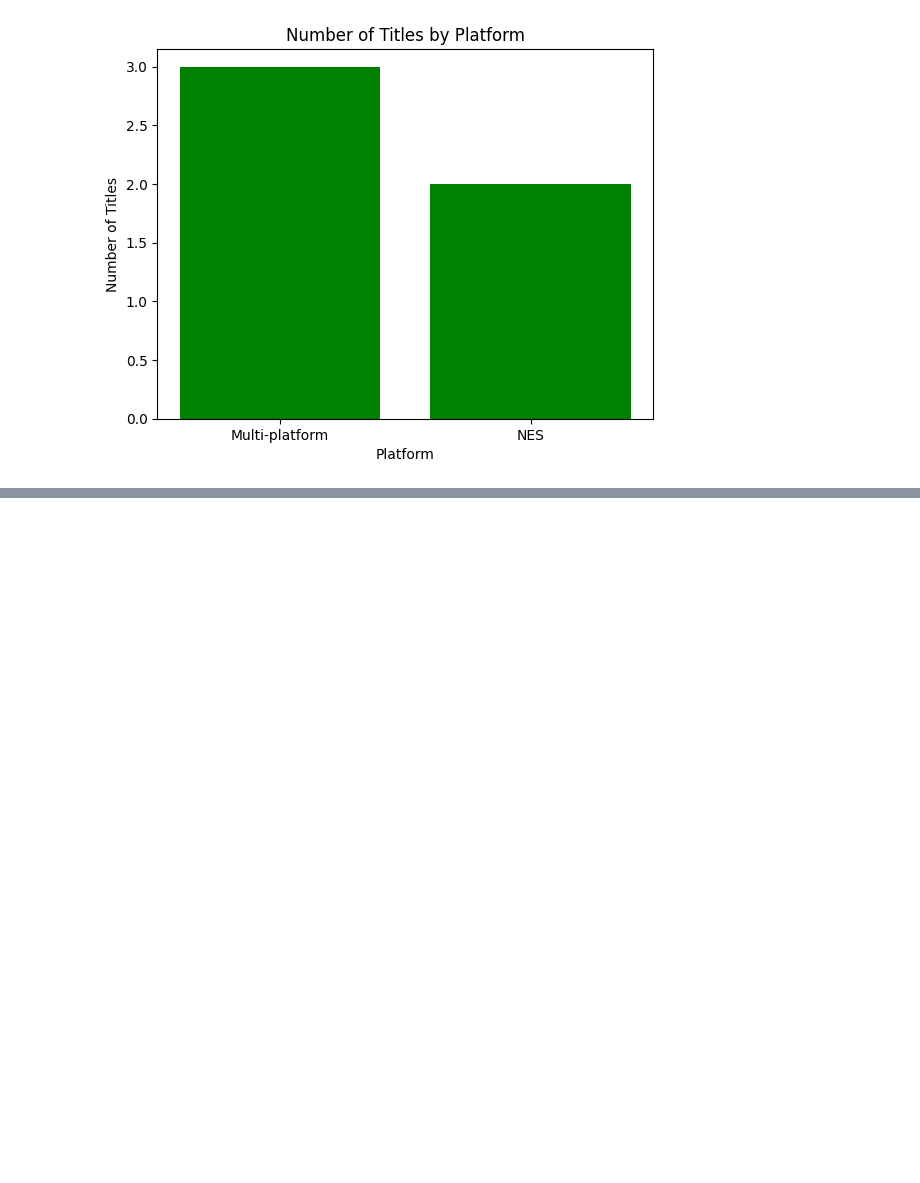
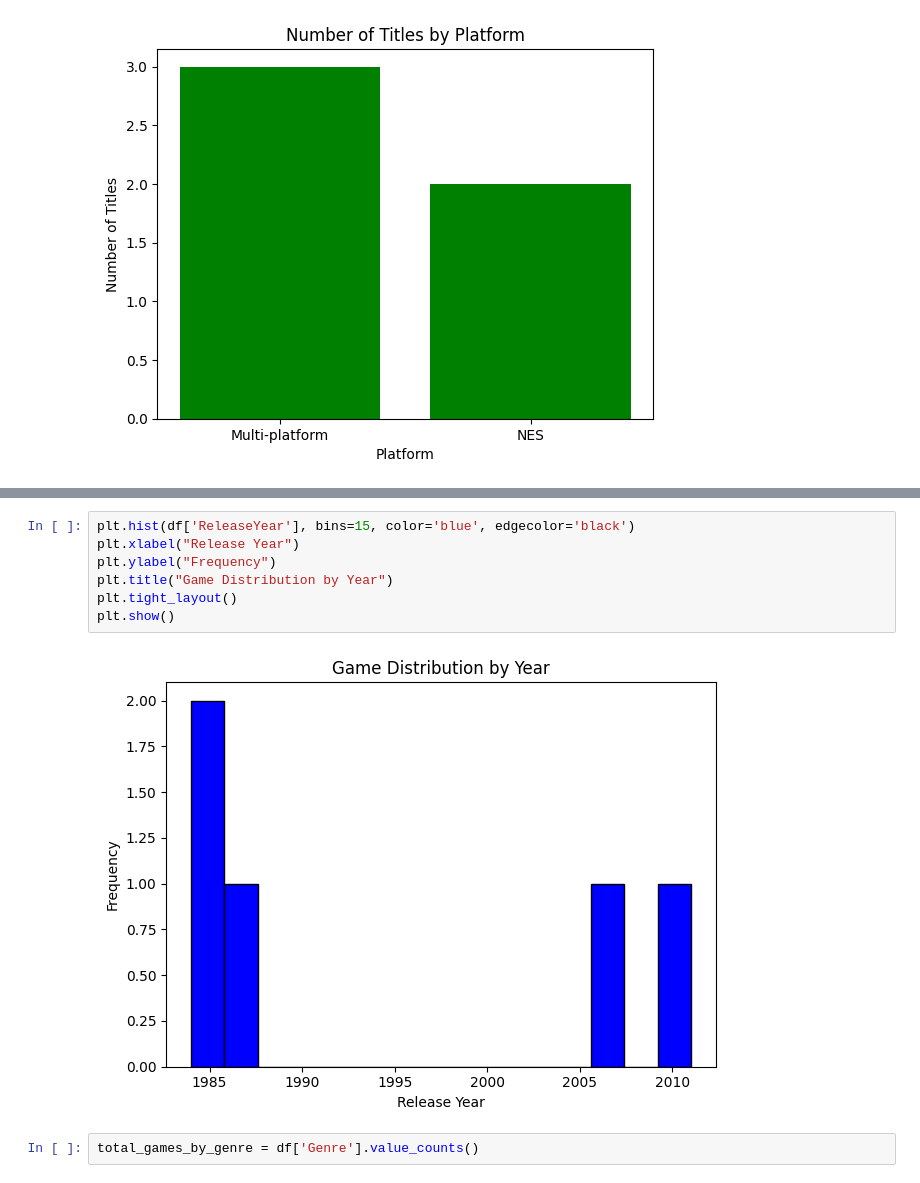
Before and after one commit to wai-inaa/Video-Game-Analysis1, a Jupyter notebook: Game.ipynb, the cells around one changed output, grey strips where cells are left out. Saved outputs shown, nothing was run; the diff lists cells and outputs as text; blank space fills up the shorter version.

```diff
--- a/Game.ipynb
+++ b/Game.ipynb
@@ -113,0 +126,11 @@ plt.show()
+# %%
+plt.hist(df['ReleaseYear'], bins=15, color='blue', edgecolor='black')
+plt.xlabel("Release Year")
+plt.ylabel("Frequency")
+plt.title("Game Distribution by Year")
+plt.tight_layout()
+plt.show()
+# %% [output]
+[figure, added]
+# %%
+total_games_by_genre = df['Genre'].value_counts()
```
Also changed, not shown: parts of 5 cells of this notebook.
